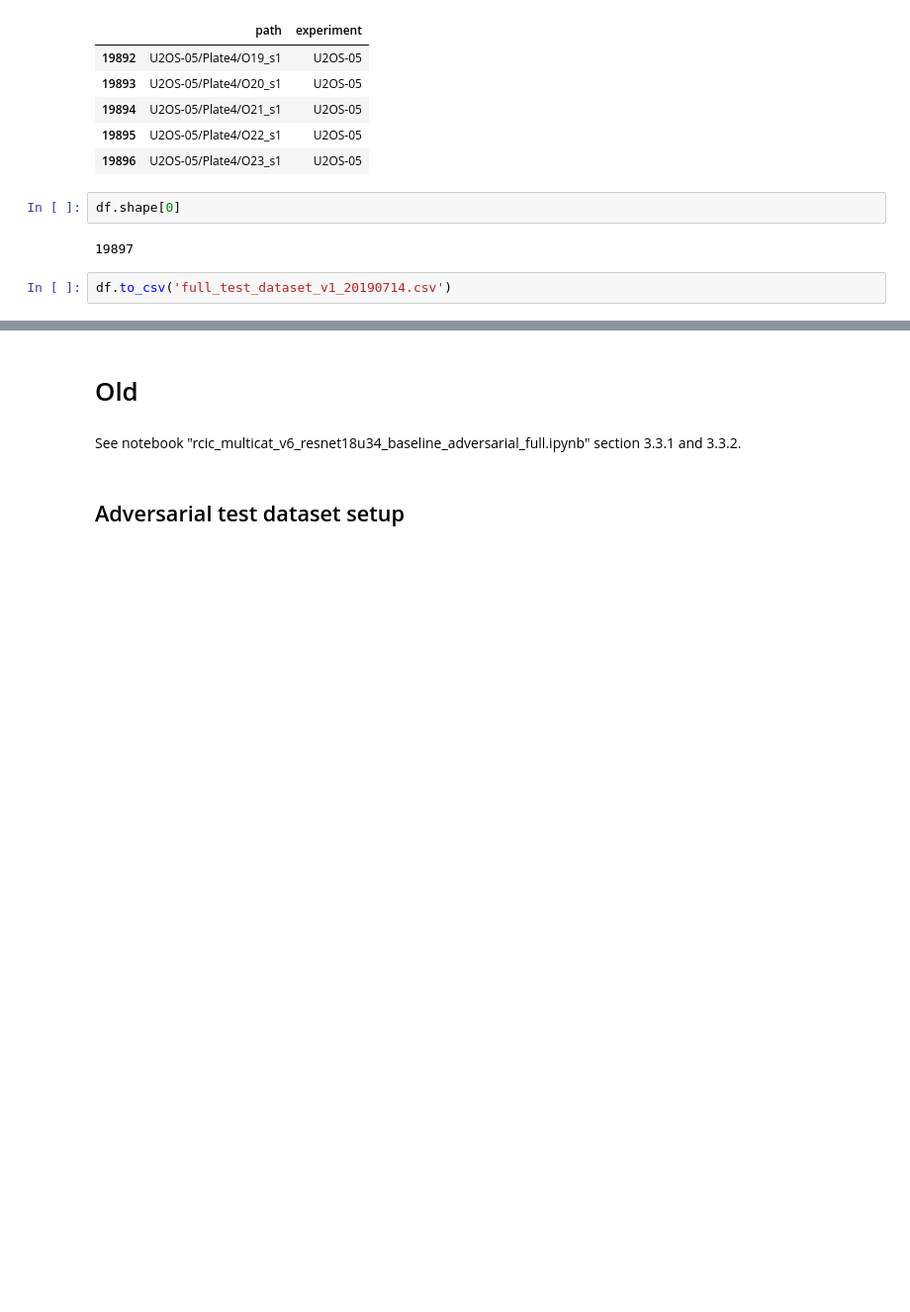
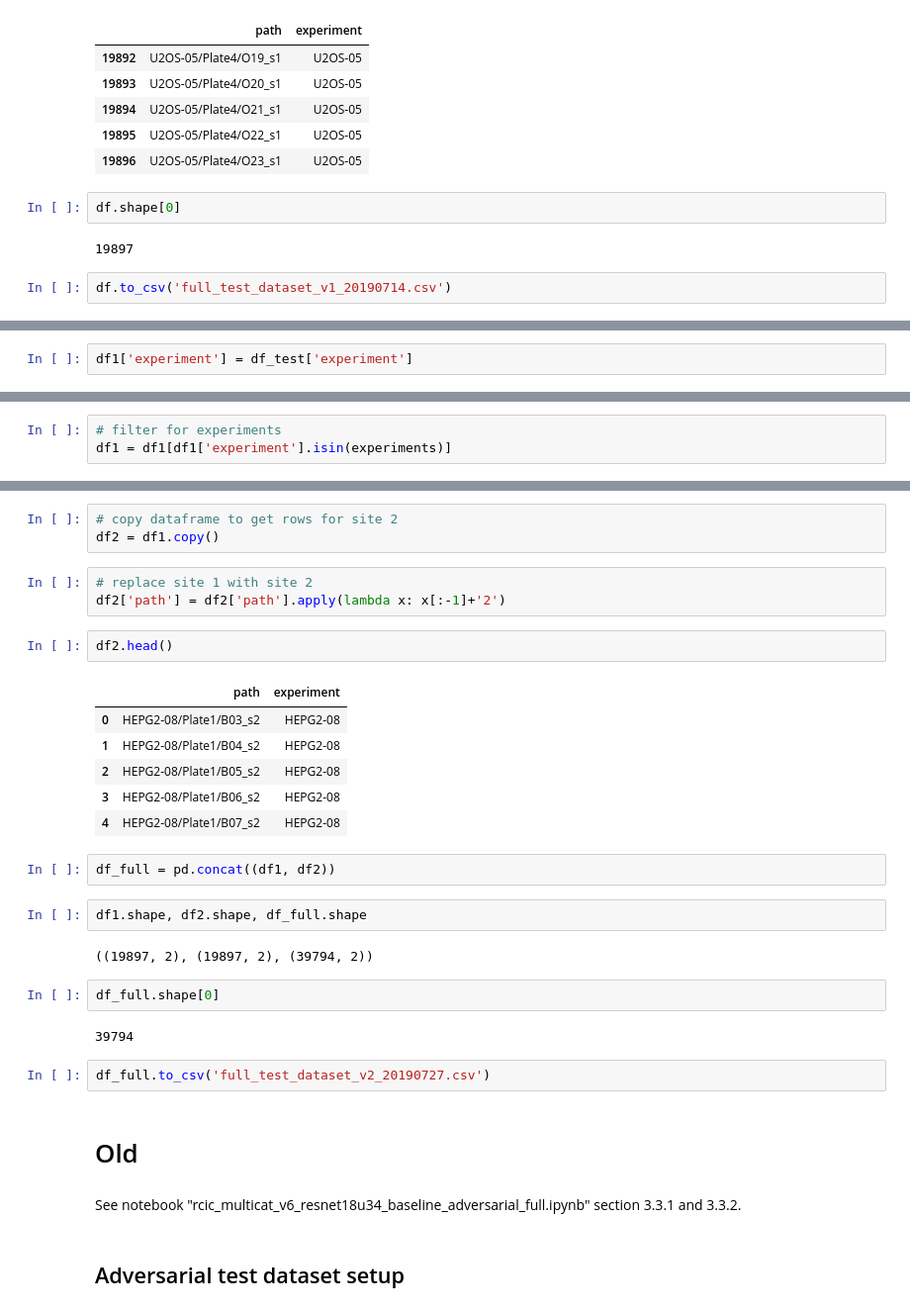
Before and after one commit to MicPie/recursion-cellular-image-classification, a Jupyter notebook: rcic_v10_train_test_dataset_valid-split_prep.ipynb, the cells around one changed output, grey strips where cells are left out. Shown at 99% size. Cells and saved outputs as stored; diff of their text form; blank space fills up the shorter version.

```diff
--- a/rcic_v10_train_test_dataset_valid-split_prep.ipynb
+++ b/rcic_v10_train_test_dataset_valid-split_prep.ipynb
@@ -313,0 +522,2 @@ df.to_csv('full_test_dataset_v1_20190714.csv')
+# %%
+df1['experiment'] = df_test['experiment']
@@ -313,0 +533,3 @@ df.to_csv('full_test_dataset_v1_20190714.csv')
+# %%
+# filter for experiments
+df1 = df1[df1['experiment'].isin(experiments)]
@@ -314,3 +567,30 @@ df.to_csv('full_test_dataset_v1_20190714.csv')
+# %%
+# copy dataframe to get rows for site 2
+df2 = df1.copy()
+# %%
+# replace site 1 with site 2
+df2['path'] = df2['path'].apply(lambda x: x[:-1]+'2')
+# %%
+df2.head()
+# %% [output]
+|  | path | experiment |
+| 0 | HEPG2-08/Plate1/B03_s2 | HEPG2-08 |
+| 1 | HEPG2-08/Plate1/B04_s2 | HEPG2-08 |
+| 2 | HEPG2-08/Plate1/B05_s2 | HEPG2-08 |
+| 3 | HEPG2-08/Plate1/B06_s2 | HEPG2-08 |
+| 4 | HEPG2-08/Plate1/B07_s2 | HEPG2-08 |
+# %%
+df_full = pd.concat((df1, df2))
+# %%
+df1.shape, df2.shape, df_full.shape
+# %% [output]
+((19897, 2), (19897, 2), (39794, 2))
+# %%
+df_full.shape[0]
+# %% [output]
+39794
+# %%
+df_full.to_csv('full_test_dataset_v2_20190727.csv')
 # %% [markdown]
 # Old
 # %% [markdown]
```
Also changed, not shown: parts of 42 cells of this notebook, 5 other files.
